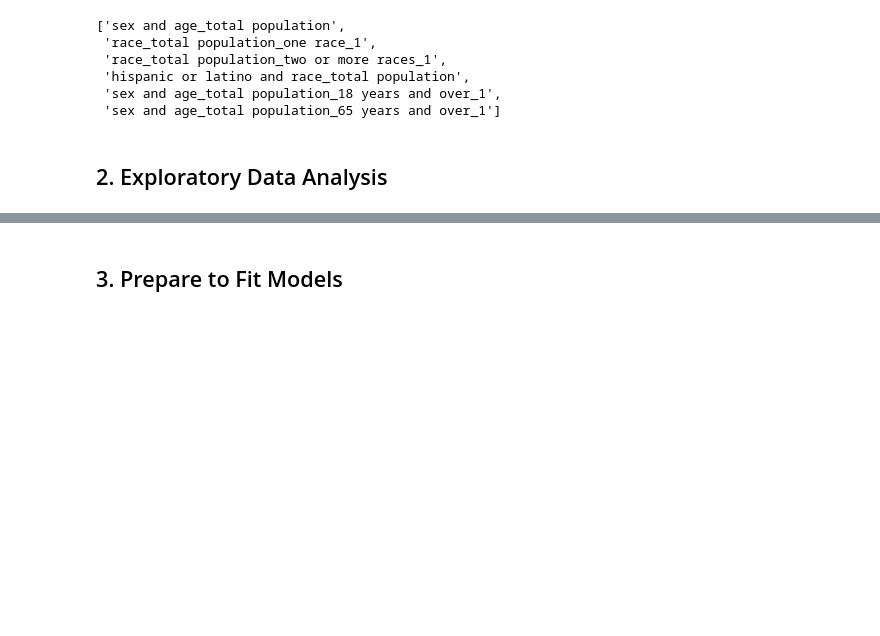
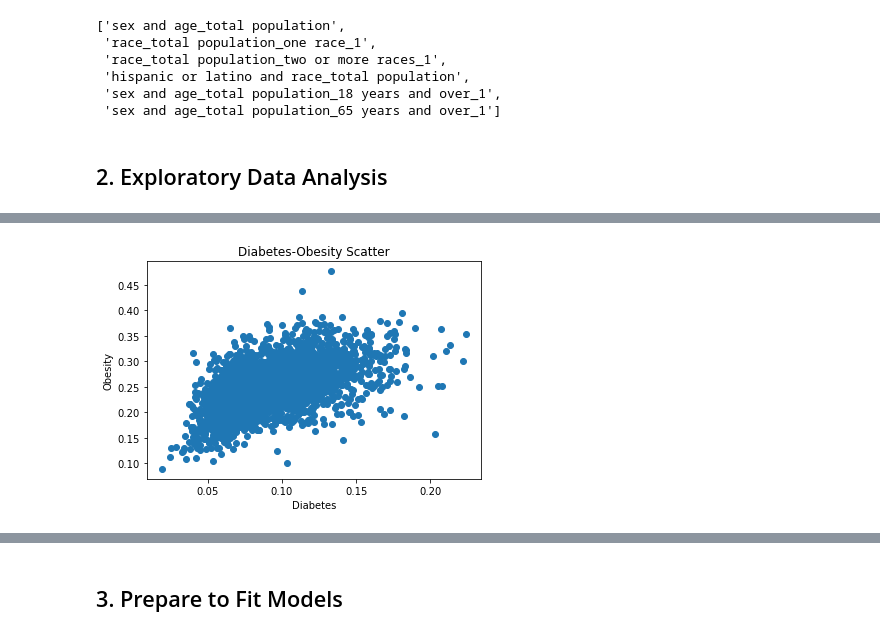
Before and after one commit to NoahBender/CSS-Project-2-Team-3-Fall-2022, a Jupyter notebook: Project 2 Students.ipynb, the cells around one changed output, grey strips where cells are left out. Cells and saved outputs as stored; diff of their text form; code cells hidden in the pictures; blank space fills up the shorter version.

```diff
--- a/Project 2 Students.ipynb
+++ b/Project 2 Students.ipynb
@@ -206,0 +213,9 @@ plt.show()
+# %%
+plt.scatter(data=diabetes,x='Diabetes_Number',y='Obesity_Number',
+           marker = "o")
+plt.title('Diabetes-Obesity Scatter')
+plt.xlabel('Diabetes')
+plt.ylabel('Obesity')
+plt.show()
+# %% [output]
+[figure, added]
```
Also changed, not shown: parts of 13 cells of this notebook.
